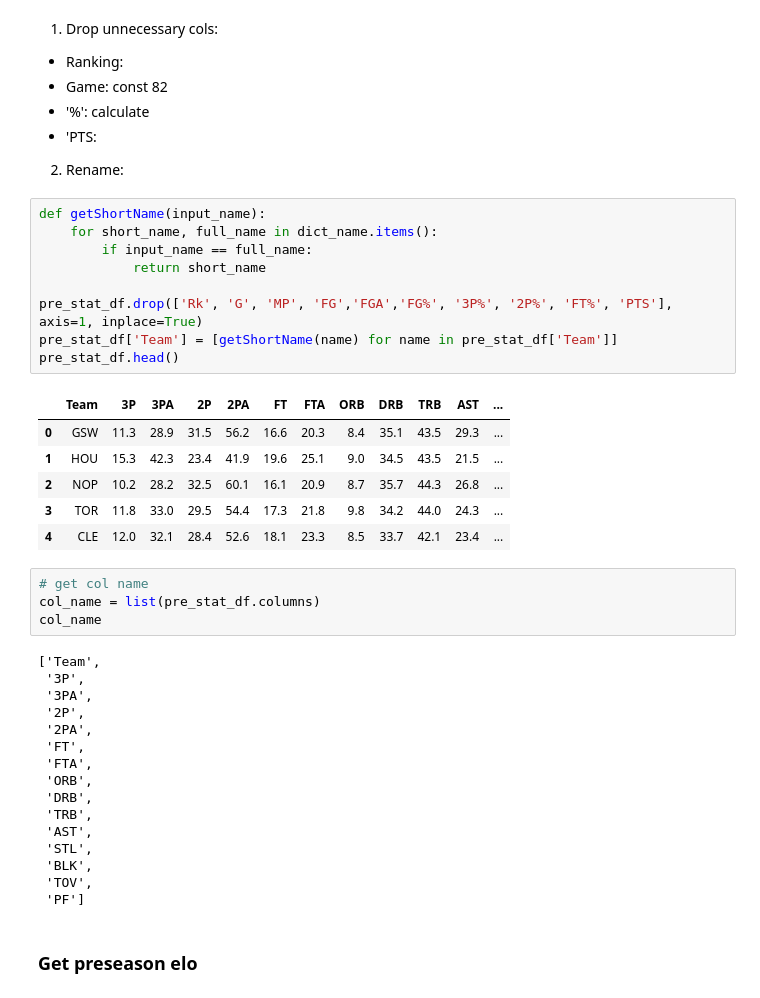
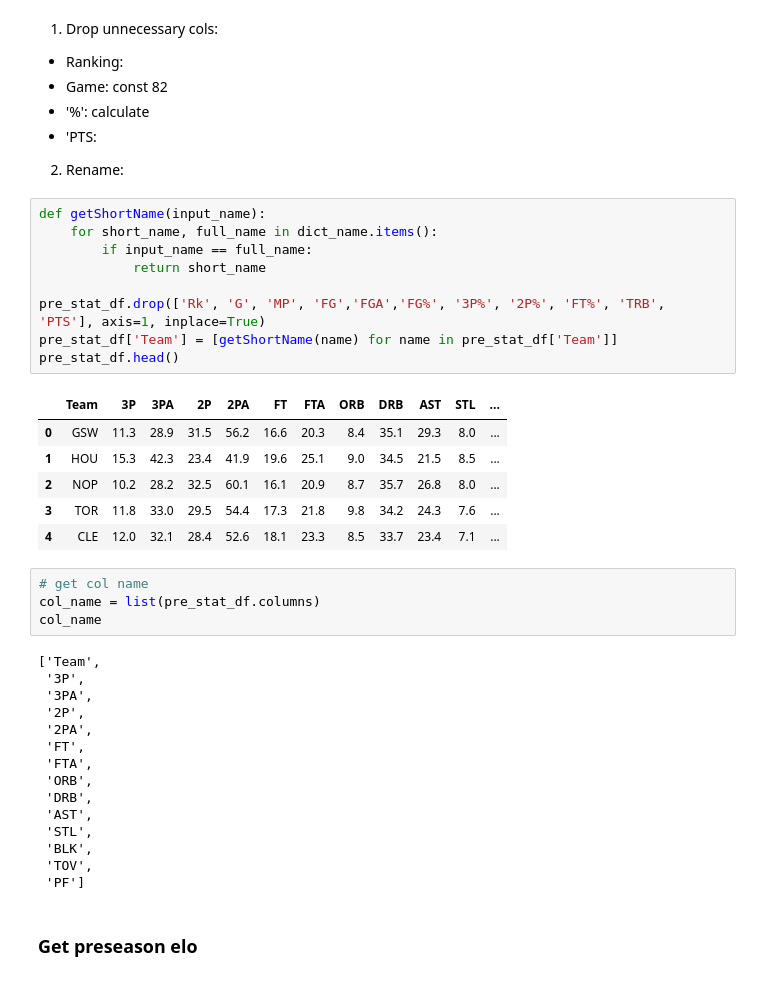
Before and after one commit to MinhVu2018/introDS_final, a Jupyter notebook: data/Preprocess_data.ipynb, the cells around one changed output. Drawn from its saved outputs; the diff is of its cells as text.

```diff
--- a/data/Preprocess_data.ipynb
+++ b/data/Preprocess_data.ipynb
@@ -89,19 +76,19 @@ pre_stat_df.head()
 # %%
 def getShortName(input_name):
     for short_name, full_name in dict_name.items():
         if input_name == full_name:
             return short_name
 
-pre_stat_df.drop(['Rk', 'G', 'MP', 'FG','FGA','FG%', '3P%', '2P%', 'FT%', 'PTS'], axis=1, inplace=True)
+pre_stat_df.drop(['Rk', 'G', 'MP', 'FG','FGA','FG%', '3P%', '2P%', 'FT%', 'TRB', 'PTS'], axis=1, inplace=True)
 pre_stat_df['Team'] = [getShortName(name) for name in pre_stat_df['Team']]
 pre_stat_df.head()
 # %% [output]
-|  | Team | 3P | 3PA | 2P | 2PA | FT | FTA | ORB | DRB | TRB | AST | ... |
-| 0 | GSW | 11.3 | 28.9 | 31.5 | 56.2 | 16.6 | 20.3 | 8.4 | 35.1 | 43.5 | 29.3 | ... |
-| 1 | HOU | 15.3 | 42.3 | 23.4 | 41.9 | 19.6 | 25.1 | 9.0 | 34.5 | 43.5 | 21.5 | ... |
-| 2 | NOP | 10.2 | 28.2 | 32.5 | 60.1 | 16.1 | 20.9 | 8.7 | 35.7 | 44.3 | 26.8 | ... |
-| 3 | TOR | 11.8 | 33.0 | 29.5 | 54.4 | 17.3 | 21.8 | 9.8 | 34.2 | 44.0 | 24.3 | ... |
-| 4 | CLE | 12.0 | 32.1 | 28.4 | 52.6 | 18.1 | 23.3 | 8.5 | 33.7 | 42.1 | 23.4 | ... |
+|  | Team | 3P | 3PA | 2P | 2PA | FT | FTA | ORB | DRB | AST | STL | ... |
+| 0 | GSW | 11.3 | 28.9 | 31.5 | 56.2 | 16.6 | 20.3 | 8.4 | 35.1 | 29.3 | 8.0 | ... |
+| 1 | HOU | 15.3 | 42.3 | 23.4 | 41.9 | 19.6 | 25.1 | 9.0 | 34.5 | 21.5 | 8.5 | ... |
+| 2 | NOP | 10.2 | 28.2 | 32.5 | 60.1 | 16.1 | 20.9 | 8.7 | 35.7 | 26.8 | 8.0 | ... |
+| 3 | TOR | 11.8 | 33.0 | 29.5 | 54.4 | 17.3 | 21.8 | 9.8 | 34.2 | 24.3 | 7.6 | ... |
+| 4 | CLE | 12.0 | 32.1 | 28.4 | 52.6 | 18.1 | 23.3 | 8.5 | 33.7 | 23.4 | 7.1 | ... |
 # %%
 # get col name
 col_name = list(pre_stat_df.columns)
@@ -116,7 +103,6 @@ col_name
  'FTA',
  'ORB',
  'DRB',
- 'TRB',
  'AST',
  'STL',
  'BLK',
```
Also changed, not shown: parts of 12 cells of this notebook, 5 other files.
